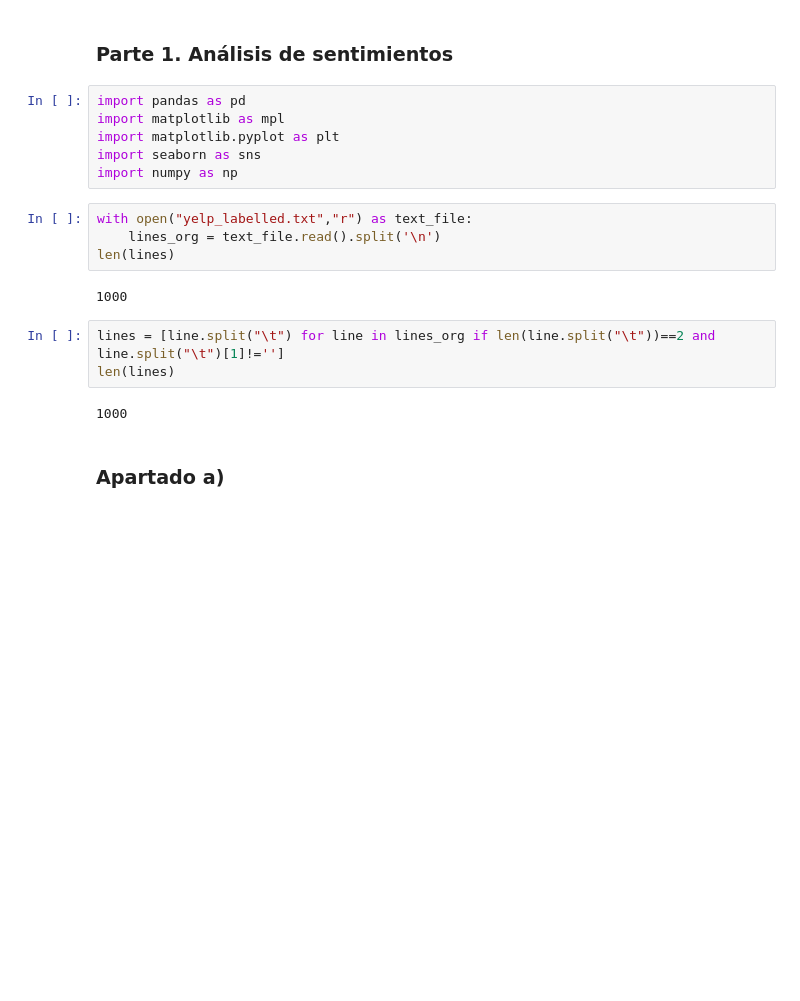
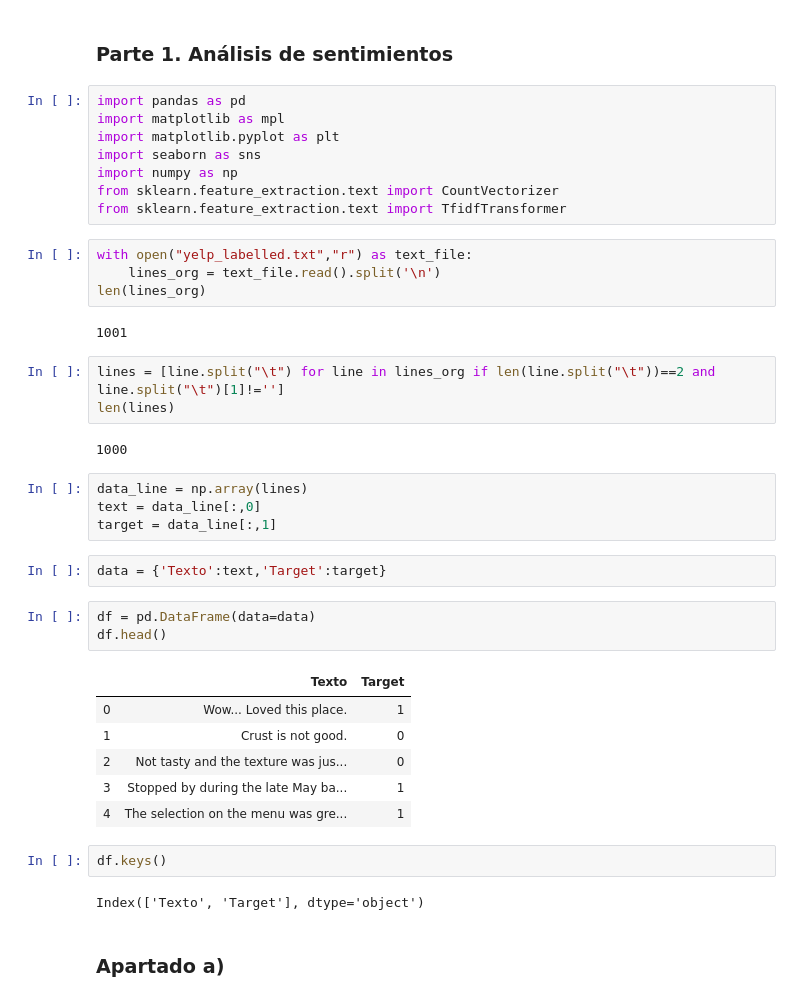
Before and after one commit to diegoambite/IA2, a Jupyter notebook: P2/Práctica 2.ipynb, the cells around one changed output. Saved outputs shown, nothing was run; the diff lists cells and outputs as text; blank space fills up the shorter version.

```diff
--- a/P2/Práctica 2.ipynb
+++ b/P2/Práctica 2.ipynb
@@ -8,17 +8,39 @@ import matplotlib as mpl
 import matplotlib.pyplot as plt
 import seaborn as sns
 import numpy as np
+from sklearn.feature_extraction.text import CountVectorizer
+from sklearn.feature_extraction.text import TfidfTransformer
 # %%
 with open("yelp_labelled.txt","r") as text_file:
     lines_org = text_file.read().split('\n')
-len(lines)
+len(lines_org)
 # %% [output]
-1000
+1001
 # %%
 lines = [line.split("\t") for line in lines_org if len(line.split("\t"))==2 and line.split("\t")[1]!='']
 len(lines)
 # %% [output]
 1000
+# %%
+data_line = np.array(lines)
+text = data_line[:,0]
+target = data_line[:,1]
+# %%
+data = {'Texto':text,'Target':target}
+# %%
+df = pd.DataFrame(data=data)
+df.head()
+# %% [output]
+|  | Texto | Target |
+| 0 | Wow... Loved this place. | 1 |
+| 1 | Crust is not good. | 0 |
+| 2 | Not tasty and the texture was jus... | 0 |
+| 3 | Stopped by during the late May ba... | 1 |
+| 4 | The selection on the menu was gre... | 1 |
+# %%
+df.keys()
+# %% [output]
+Index(['Texto', 'Target'], dtype='object')
 # %% [markdown]
 ### Apartado a)
 # %% [markdown]
```
Also changed, not shown: parts of 20 cells of this notebook.
